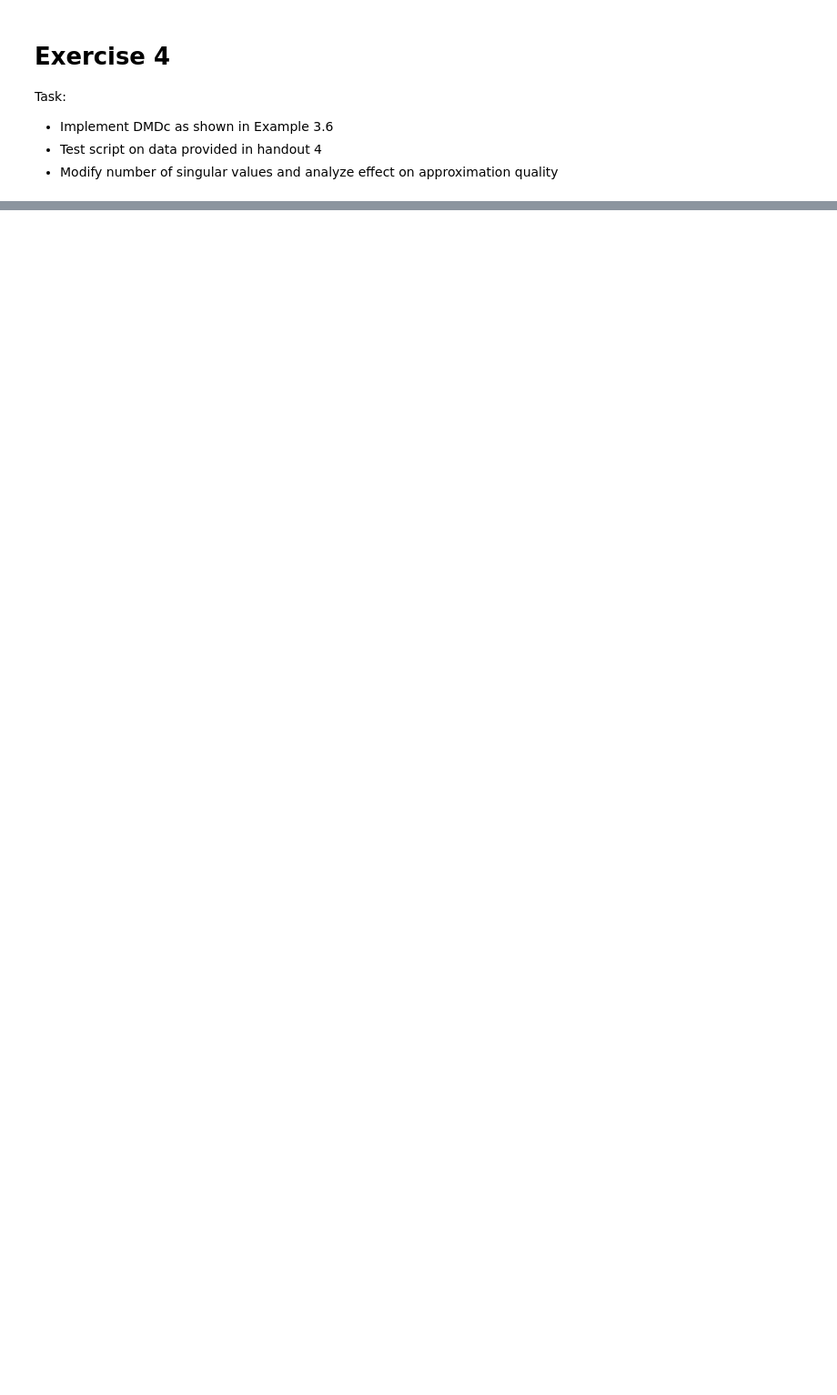
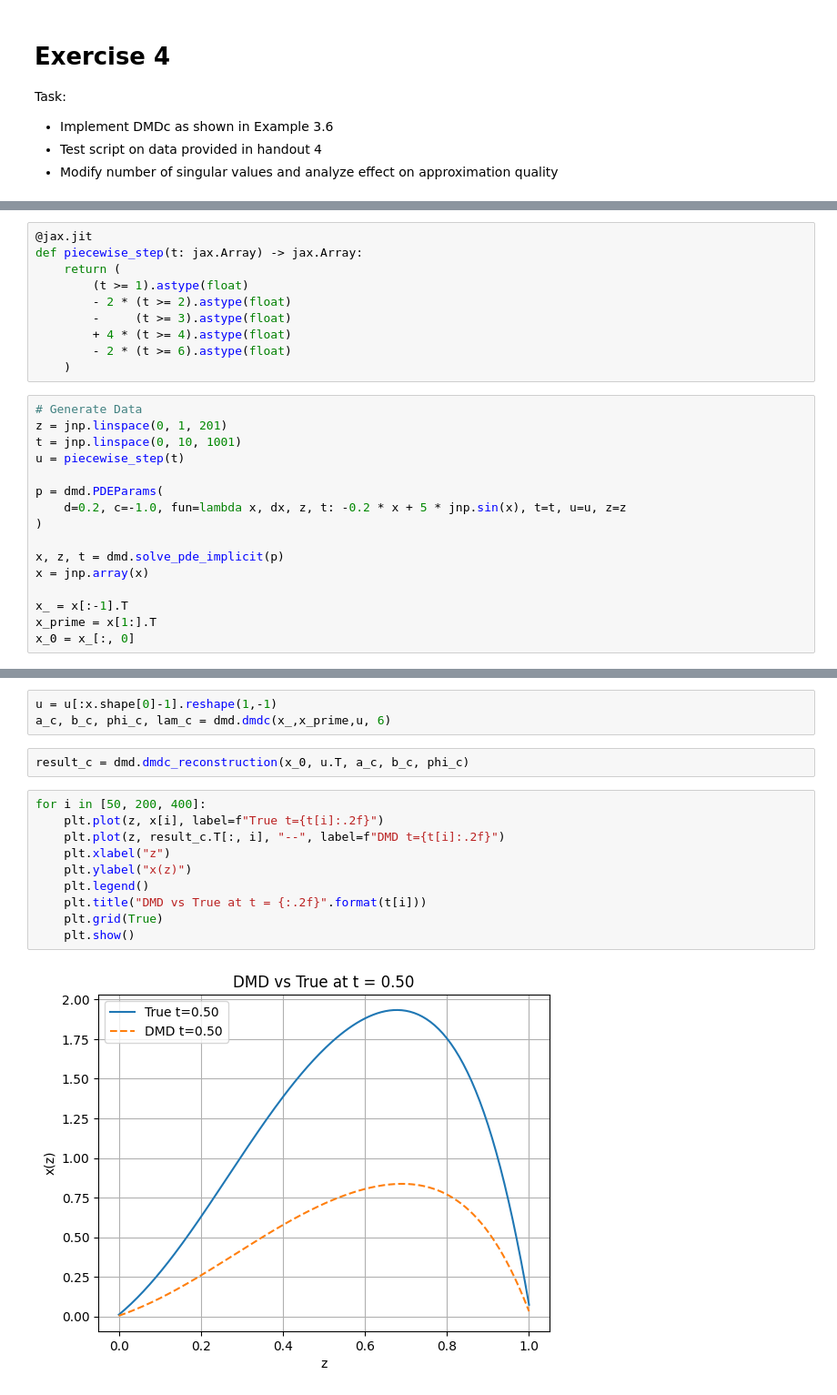
Before and after one commit to MatzeLopi/KIT-2243070, a Jupyter notebook: Exercises/ex4.ipynb, the cells around one changed output, grey strips where cells are left out. Shown: that part at 91% size. Cells and saved outputs as stored; diff of their text form; blank space fills up the shorter version.

Commit message:
Implemented DMD and DMDc

```diff
--- a/Exercises/ex4.ipynb
+++ b/Exercises/ex4.ipynb
@@ -150,0 +31,26 @@ x, z, t = solve_pde(p, ic, t_span, z_span)
+# %%
+@jax.jit
+def piecewise_step(t: jax.Array) -> jax.Array:
+    return (
+        (t >= 1).astype(float)
+        - 2 * (t >= 2).astype(float)
+        -     (t >= 3).astype(float)
+        + 4 * (t >= 4).astype(float)
+        - 2 * (t >= 6).astype(float)
+    )
+# %%
+# Generate Data
+z = jnp.linspace(0, 1, 201)
+t = jnp.linspace(0, 10, 1001)
+u = piecewise_step(t)
+
+p = dmd.PDEParams(
+    d=0.2, c=-1.0, fun=lambda x, dx, z, t: -0.2 * x + 5 * jnp.sin(x), t=t, u=u, z=z
+)
+
+x, z, t = dmd.solve_pde_implicit(p)
+x = jnp.array(x)
+
+x_ = x[:-1].T
+x_prime = x[1:].T
+x_0 = x_[:, 0]
@@ -150,0 +61,17 @@ x, z, t = solve_pde(p, ic, t_span, z_span)
+# %%
+u = u[:x.shape[0]-1].reshape(1,-1)
+a_c, b_c, phi_c, lam_c = dmd.dmdc(x_,x_prime,u, 6)
+# %%
+result_c = dmd.dmdc_reconstruction(x_0, u.T, a_c, b_c, phi_c)
+# %%
+for i in [50, 200, 400]:
+    plt.plot(z, x[i], label=f"True t={t[i]:.2f}")
+    plt.plot(z, result_c.T[:, i], "--", label=f"DMD t={t[i]:.2f}")
+    plt.xlabel("z")
+    plt.ylabel("x(z)")
+    plt.legend()
+    plt.title("DMD vs True at t = {:.2f}".format(t[i]))
+    plt.grid(True)
+    plt.show()
+# %% [output]
+[figure, added]
```
Also changed, not shown: parts of 12 cells of this notebook, 4 other files.
